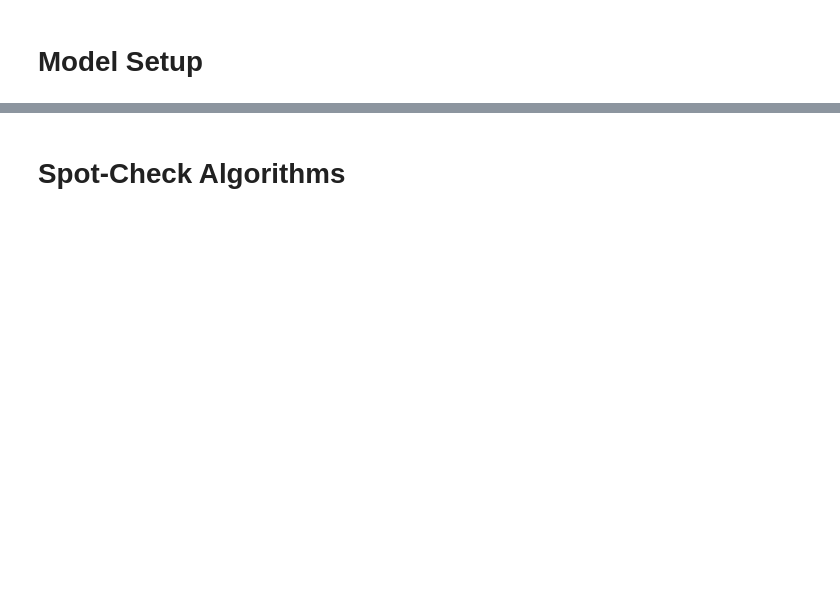
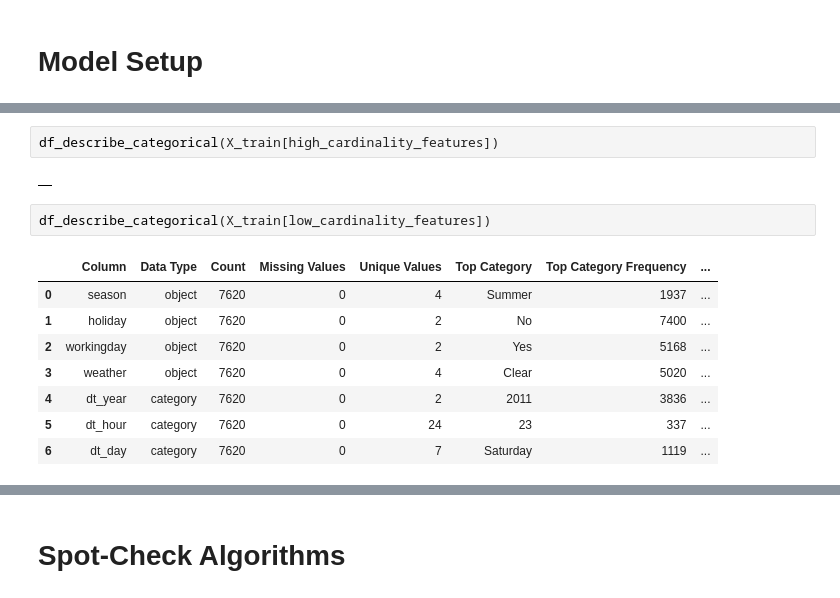
Before and after one commit to PuzzleShuffler/BikeSharing, a Jupyter notebook: bike.ipynb, the cells around one changed output, grey strips where cells are left out. Drawn from its saved outputs; the diff is of its cells as text; blank space fills up the shorter version.

```diff
--- a/bike.ipynb
+++ b/bike.ipynb
@@ -508 +644,16 @@ categorical_features = X.select_dtypes(include=['object', 'category']).columns
+# %%
+df_describe_categorical(X_train[high_cardinality_features])
+# %% [output]
+|  |
+# %%
+df_describe_categorical(X_train[low_cardinality_features])
+# %% [output]
+|  | Column | Data Type | Count | Missing Values | Unique Values | Top Category | Top Category Frequency | ... |
+| 0 | season | object | 7620 | 0 | 4 | Summer | 1937 | ... |
+| 1 | holiday | object | 7620 | 0 | 2 | No | 7400 | ... |
+| 2 | workingday | object | 7620 | 0 | 2 | Yes | 5168 | ... |
+| 3 | weather | object | 7620 | 0 | 4 | Clear | 5020 | ... |
+| 4 | dt_year | category | 7620 | 0 | 2 | 2011 | 3836 | ... |
+| 5 | dt_hour | category | 7620 | 0 | 24 | 23 | 337 | ... |
+| 6 | dt_day | category | 7620 | 0 | 7 | Saturday | 1119 | ... |
 # %%
```
Also changed, not shown: parts of 26 cells of this notebook, 3 other files.
